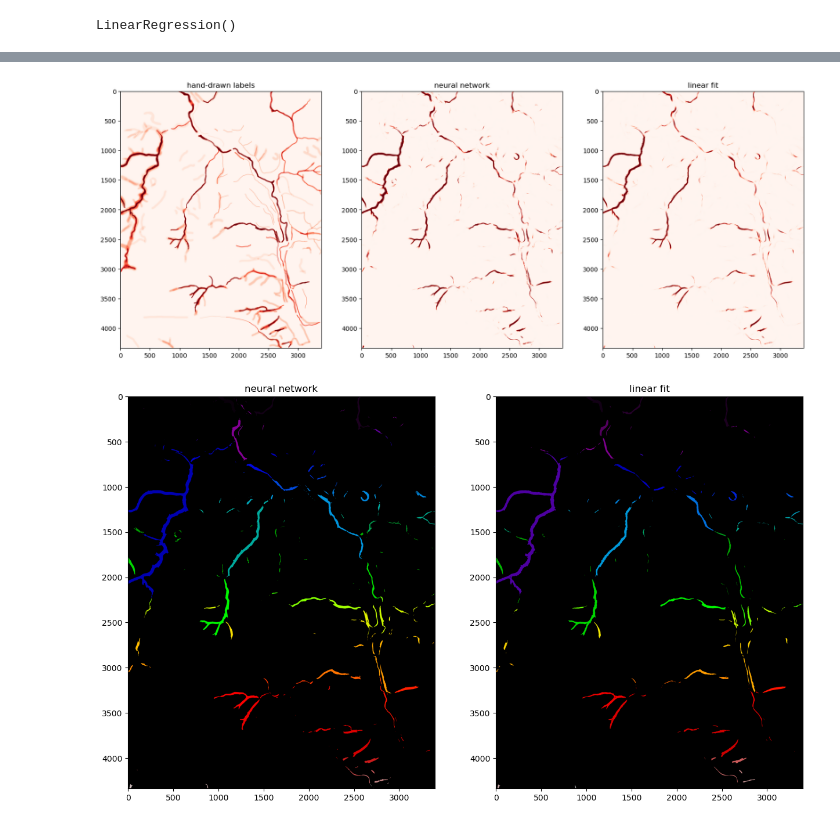
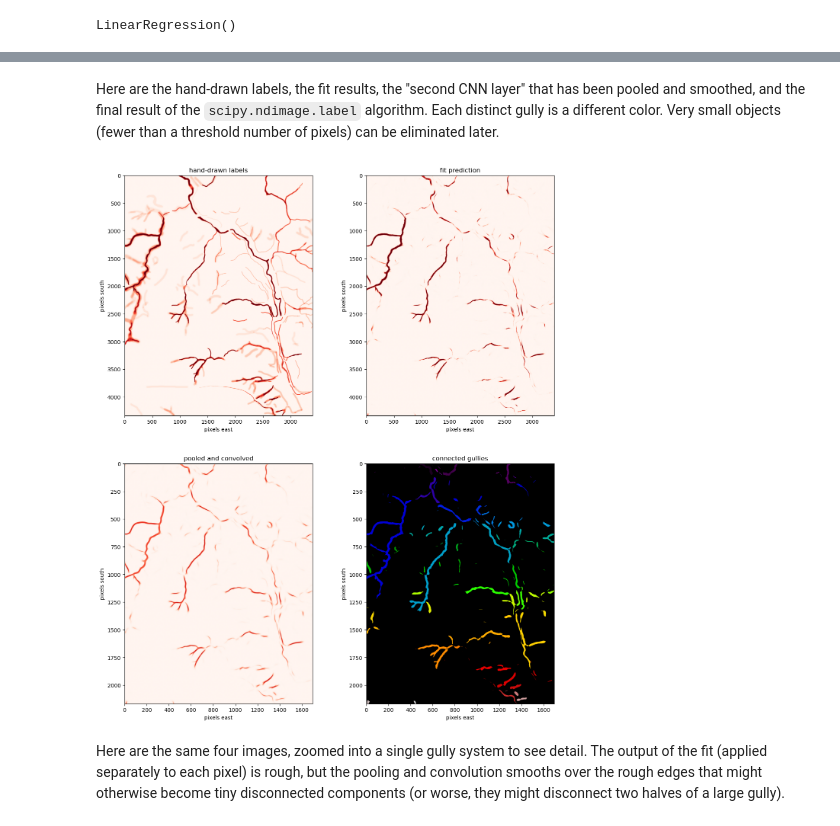
Before and after one commit to dsi-rse/gully-map, a Jupyter notebook: notebooks/connected-gullies.ipynb, the cells around one changed output, grey strips where cells are left out. Saved outputs shown, nothing was run; the diff lists cells and outputs as text; code cells hidden in the pictures.

```diff
--- a/notebooks/connected-gullies.ipynb
+++ b/notebooks/connected-gullies.ipynb
@@ -343,8 +412,0 @@ with torch.no_grad():
-# %%
-fig, ax = plt.subplots()
-
-ax.plot(range(len(losses)), losses)
-
-ax.set_ylim(0, ax.get_ylim()[1])
-
-None
@@ -372,29 +460,34 @@ low15 * (high15 - low15)   0.099
+# %%
+scaled_image = scipy.ndimage.zoom(grow(sigmoid(fit.predict(X))).reshape(hand_labeled.shape), 1/2)
+# %%
+kernel_small = np.stack([line_in_disk(angle, radius=25, linelength=10) for angle in np.arange(0, 180, 11.25)])
+scaled_convolved = np.max(convolve2d(scaled_image, kernel_small), axis=0)
+# %%
+all8corners = scipy.ndimage.generate_binary_structure(2, 2)
+labeled_image, num_labels = scipy.ndimage.label(scaled_convolved > 0.05, all8corners)
+# %% [markdown]
+Here are the hand-drawn labels, the fit results, the "second CNN layer" that has been pooled and smoothed, and the final result of the `scipy.ndimage.label` algorithm. Each distinct gully is a different color. Very small objects (fewer than a threshold number of pixels) can be eliminated later.
 # %%
-fig, (ax1, ax2, ax3) = plt.subplots(1, 3, figsize=(20, 10))
+fig, ((ax1, ax2), (ax3, ax4)) = plt.subplots(2, 2, figsize=(15, 18))
 
 ax1.imshow(hand_labeled, cmap="Reds", vmin=0, vmax=1)
 ax1.set_title("hand-drawn labels")
 
-ax2.imshow(grow(sigmoid(prediction)).reshape(hand_labeled.shape), cmap="Reds", vmin=0, vmax=1)
-ax2.set_title("neural network")
+ax2.imshow(grow(sigmoid(fit.predict(X))).reshape(hand_labeled.shape), cmap="Reds", vmin=0, vmax=1)
+ax2.set_title("fit prediction")
 
-ax3.imshow(grow(sigmoid(fit.predict(X))).reshape(hand_labeled.shape), cmap="Reds", vmin=0, vmax=1)
-ax3.set_title("linear fit")
+ax3.imshow(scaled_convolved, cmap="Reds", vmin=0, vmax=1)
+ax3.set_title("pooled and convolved")
+
+ax4.imshow(labeled_image, vmin=0, vmax=num_labels, cmap="nipy_spectral")
+ax4.set_title("connected gullies")
+
+for ax in (ax1, ax2, ax3, ax4):
+    ax.set_xlabel("pixels east")
+    ax.set_ylabel("pixels south")
 
 None
 # %% [output]
-[figure, old version]
+[figure, new version]
-# %%
-fig, (ax1, ax2) = plt.subplots(1, 2, figsize=(15, 10))
-
-all8corners = scipy.ndimage.generate_binary_structure(2, 2)
-
-ax1.imshow(scipy.ndimage.label(grow(sigmoid(prediction)).reshape(hand_labeled.shape) > 0.25, all8corners)[0], vmin=0, cmap="nipy_spectral")
-ax1.set_title("neural network")
-
-ax2.imshow(scipy.ndimage.label(grow(sigmoid(fit.predict(X))).reshape(hand_labeled.shape) > 0.25, all8corners)[0], vmin=0, cmap="nipy_spectral")
-ax2.set_title("linear fit")
-
-None
-# %% [output]
-[figure, removed]
+# %% [markdown]
+Here are the same four images, zoomed into a single gully system to see detail. The output of the fit (applied separately to each pixel) is rough, but the pooling and convolution smooths over the rough edges that might otherwise become tiny disconnected components (or worse, they might disconnect two halves of a large gully).
```
Also changed, not shown: parts of 71 cells of this notebook.
